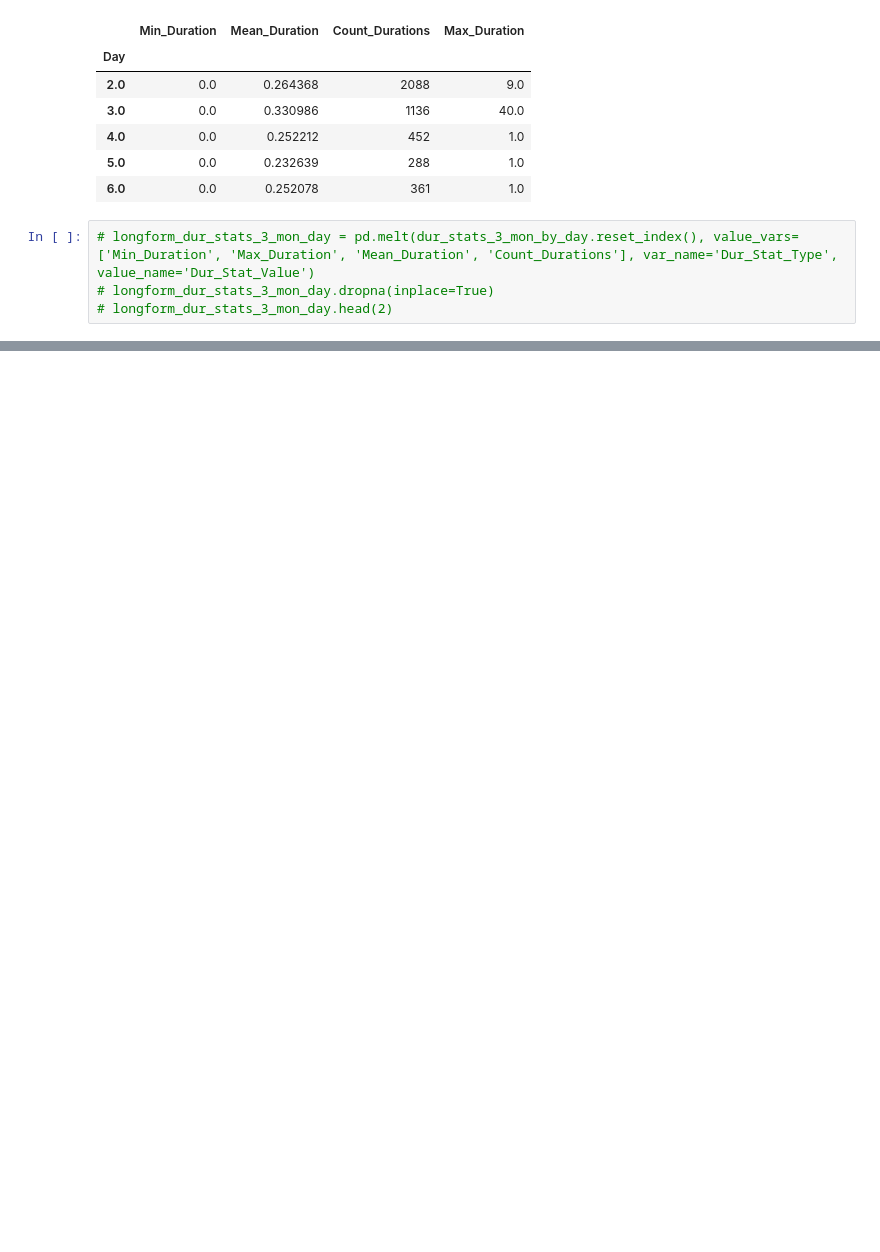
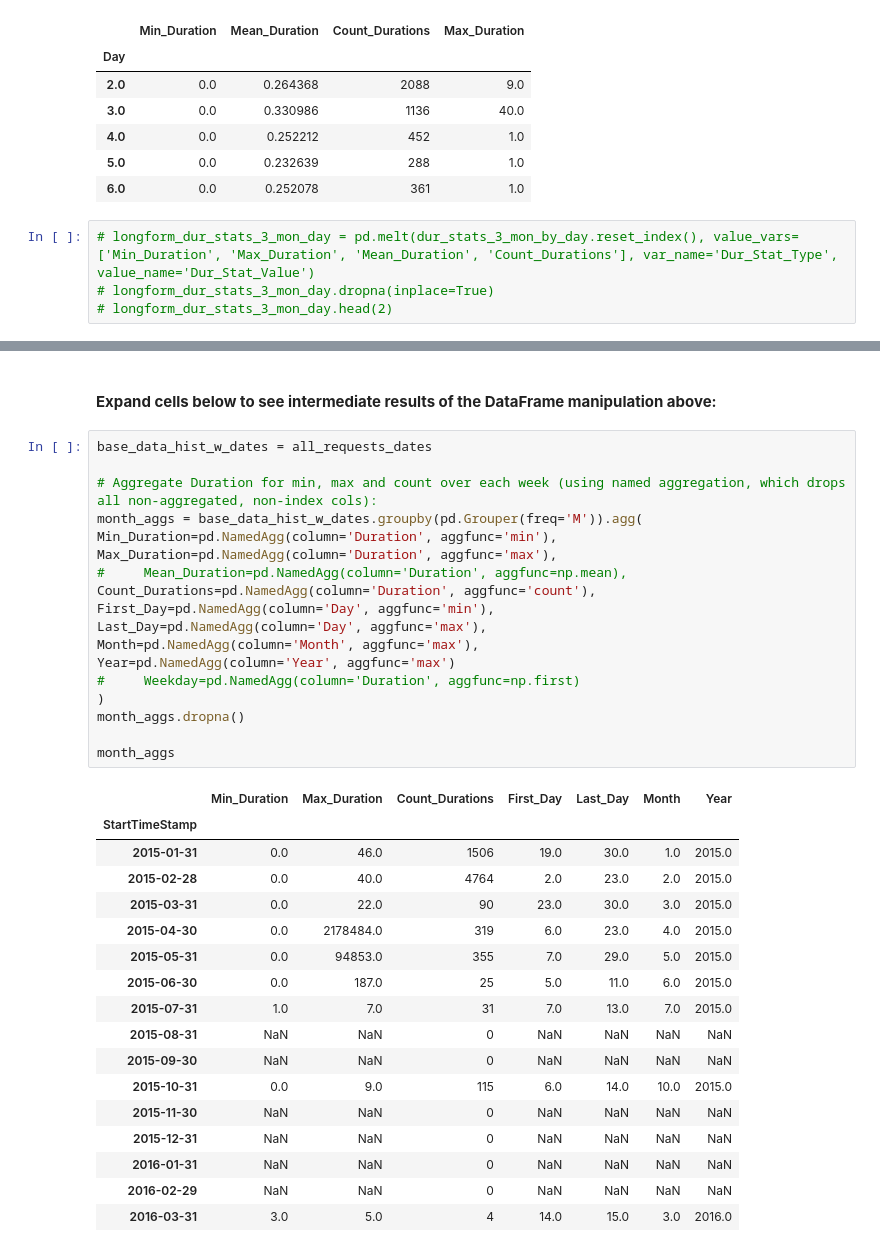
Before and after one commit to leilanihagen/interject-datacell-request-time-data-exploration, a Jupyter notebook: datacell_request_time_v2.ipynb, the cells around one changed output, grey strips where cells are left out. Cells and saved outputs as stored; diff of their text form; blank space fills up the shorter version.

```diff
--- a/datacell_request_time_v2.ipynb
+++ b/datacell_request_time_v2.ipynb
@@ -892,0 +959,38 @@ sns.pairplot(data=dur_stats_3_mon_by_day)
+# %% [markdown]
+#### **Expand cells below to see intermediate results of the DataFrame manipulation above:**
+# %%
+base_data_hist_w_dates = all_requests_dates
+
+# Aggregate Duration for min, max and count over each week (using named aggregation, which drops all non-aggregated, non-index cols):
+month_aggs = base_data_hist_w_dates.groupby(pd.Grouper(freq='M')).agg(
+Min_Duration=pd.NamedAgg(column='Duration', aggfunc='min'),
+Max_Duration=pd.NamedAgg(column='Duration', aggfunc='max'),
+#     Mean_Duration=pd.NamedAgg(column='Duration', aggfunc=np.mean),
+Count_Durations=pd.NamedAgg(column='Duration', aggfunc='count'),
+First_Day=pd.NamedAgg(column='Day', aggfunc='min'),
+Last_Day=pd.NamedAgg(column='Day', aggfunc='max'),
+Month=pd.NamedAgg(column='Month', aggfunc='max'),
+Year=pd.NamedAgg(column='Year', aggfunc='max')
+#     Weekday=pd.NamedAgg(column='Duration', aggfunc=np.first)
+)
+month_aggs.dropna()
+
+month_aggs
+# %% [output]
+|  | Min_Duration | Max_Duration | Count_Durations | First_Day | Last_Day | Month | Year |
+| StartTimeStamp |  |  |  |  |  |  |  |
+| 2015-01-31 | 0.0 | 46.0 | 1506 | 19.0 | 30.0 | 1.0 | 2015.0 |
+| 2015-02-28 | 0.0 | 40.0 | 4764 | 2.0 | 23.0 | 2.0 | 2015.0 |
+| 2015-03-31 | 0.0 | 22.0 | 90 | 23.0 | 30.0 | 3.0 | 2015.0 |
+| 2015-04-30 | 0.0 | 2178484.0 | 319 | 6.0 | 23.0 | 4.0 | 2015.0 |
+| 2015-05-31 | 0.0 | 94853.0 | 355 | 7.0 | 29.0 | 5.0 | 2015.0 |
+| 2015-06-30 | 0.0 | 187.0 | 25 | 5.0 | 11.0 | 6.0 | 2015.0 |
+| 2015-07-31 | 1.0 | 7.0 | 31 | 7.0 | 13.0 | 7.0 | 2015.0 |
+| 2015-08-31 | NaN | NaN | 0 | NaN | NaN | NaN | NaN |
+| 2015-09-30 | NaN | NaN | 0 | NaN | NaN | NaN | NaN |
+| 2015-10-31 | 0.0 | 9.0 | 115 | 6.0 | 14.0 | 10.0 | 2015.0 |
+| 2015-11-30 | NaN | NaN | 0 | NaN | NaN | NaN | NaN |
+| 2015-12-31 | NaN | NaN | 0 | NaN | NaN | NaN | NaN |
+| 2016-01-31 | NaN | NaN | 0 | NaN | NaN | NaN | NaN |
+| 2016-02-29 | NaN | NaN | 0 | NaN | NaN | NaN | NaN |
+| 2016-03-31 | 3.0 | 5.0 | 4 | 14.0 | 15.0 | 3.0 | 2016.0 |
```
Also changed, not shown: parts of 28 cells of this notebook.
